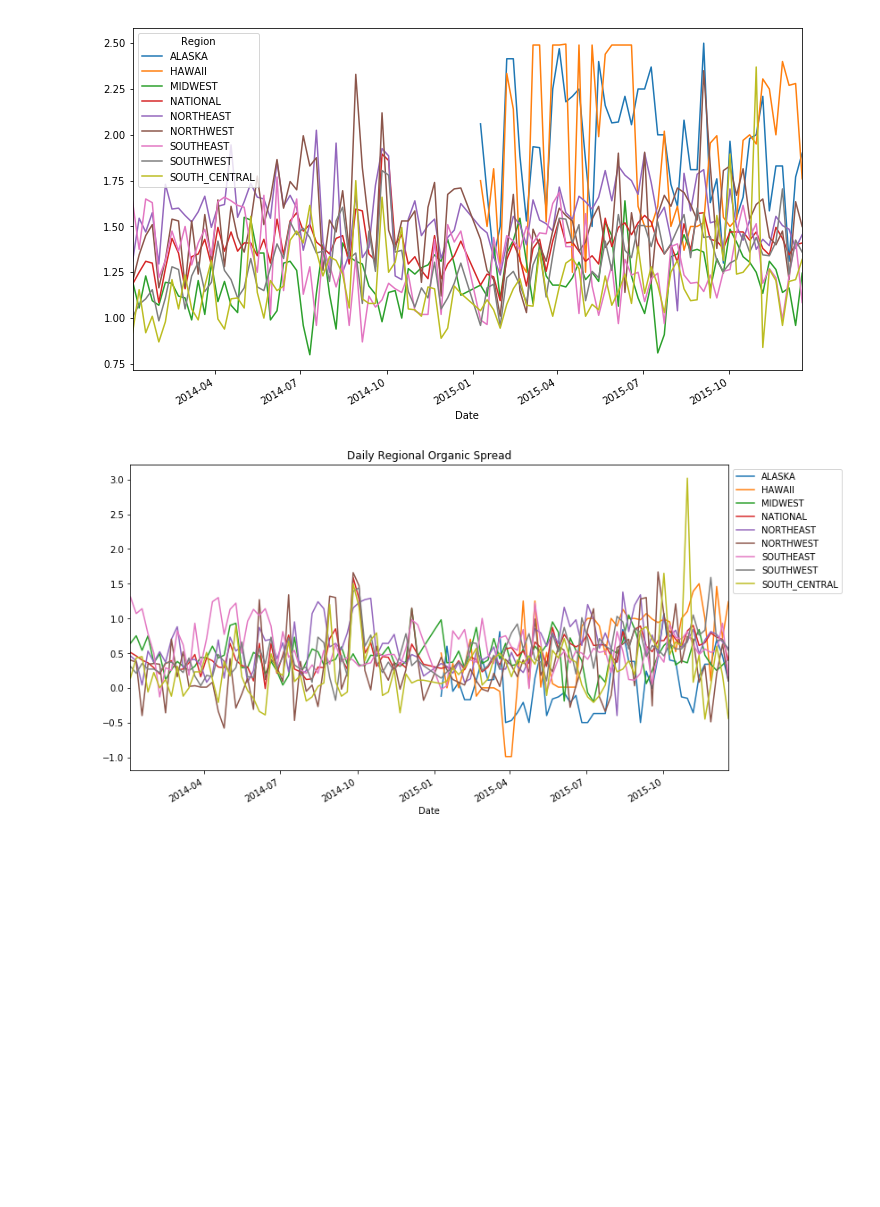
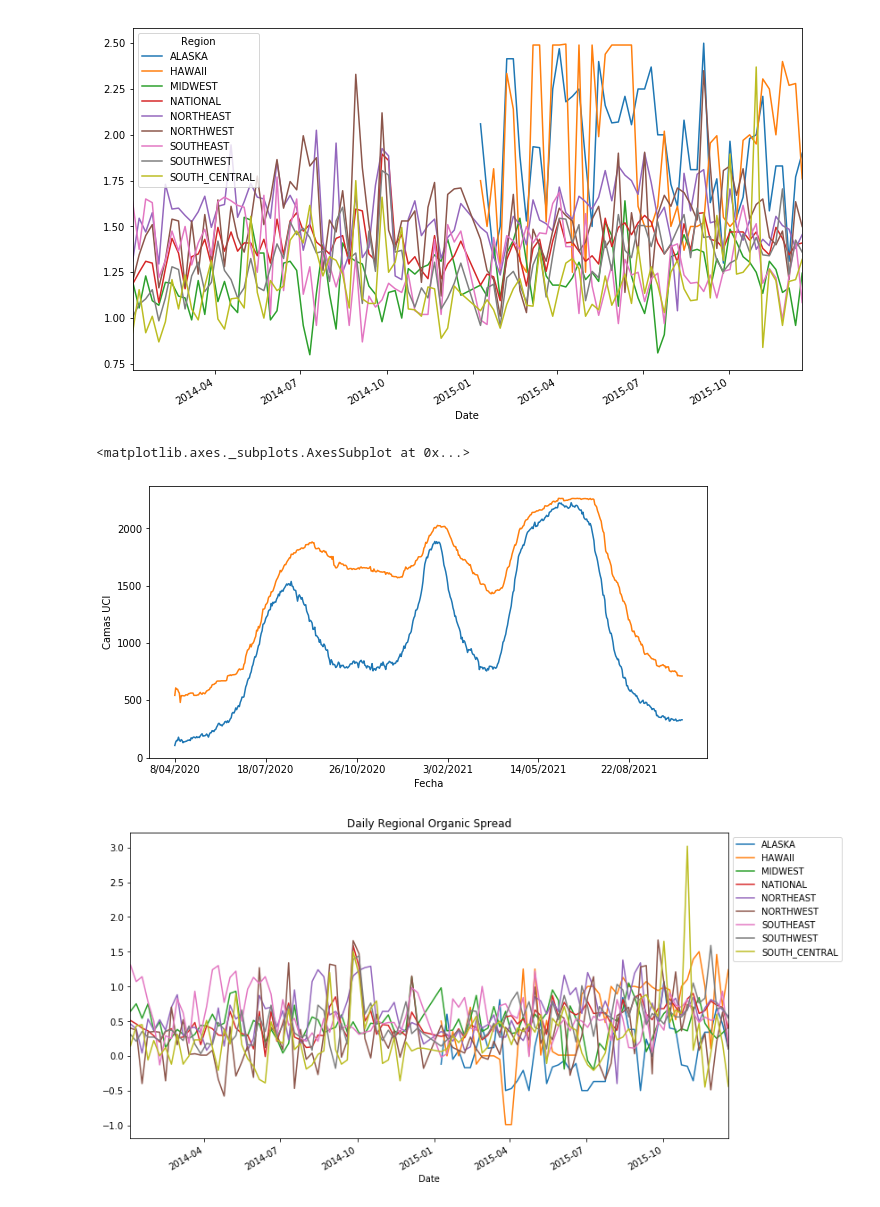
Before and after one commit to dlopezav/MetNumUN2021II, a Jupyter notebook: Lab2/dlopezav_ScottsSanderson.ipynb, the cells around one changed output. Saved outputs shown, nothing was run; the diff lists cells and outputs as text; code cells hidden in the pictures; blank space fills up the shorter version.

```diff
--- a/Lab2/dlopezav_ScottsSanderson.ipynb
+++ b/Lab2/dlopezav_ScottsSanderson.ipynb
@@ -1290,3 +1290,10 @@ avocados.head()
 | 2 | 2014-01-03 00:00:00+00:00 | NORTHEAST | HASS | False | 1449 | 1.08 | 0.5 | 1.67 |
 | 3 | 2014-01-03 00:00:00+00:00 | NORTHEAST | HASS | True | 66 | 1.54 | 1.5 | 2.00 |
 | 4 | 2014-01-03 00:00:00+00:00 | SOUTHEAST | HASS | False | 2286 | 0.98 | 0.5 | 1.99 |
+# %%
+ucis = pd.read_csv('https://raw.githubusercontent.com/dlopezav/MetNumUN2021II/main/Lab2/osb_ocupacion_ucis_covid_19102021.csv', encoding="latin-1",sep=';',index_col='Fecha')
+#ucis['Fecha'] = pd.to_datetime(ucis['Fecha'], errors='coerce')
+#ucis['Fecha'] = pd.to_datetime(ucis['Fecha'].dt.strftime("%Y/%m/%d"))
+ucis['Camas UCI ocupadas Covid-19']= np.where(ucis['Camas UCI ocupadas Covid-19'] < 100, ucis['Camas UCI ocupadas Covid-19']*1000, ucis['Camas UCI ocupadas Covid-19'])
+ucis['Total camas UCI COVID 19 reportadas por IPS']= np.where(ucis['Total camas UCI COVID 19 reportadas por IPS'] < 100, ucis['Total camas UCI COVID 19 reportadas por IPS']*1000, ucis['Total camas UCI COVID 19 reportadas por IPS'])
+ucis
@@ -1309,6 +1339,14 @@ hass = avocados[avocados.Variety == 'HASS']
 hass.groupby(['Date', 'Region'])['Weighted Avg Price'].mean().unstack().ffill().plot();
 # %% [output]
 [figure]
+# %%
+ticksy = range(int(ucis['Camas UCI ocupadas Covid-19'].min()), int(ucis['Camas UCI ocupadas Covid-19'].max()) + 1)
+
+ucis['Camas UCI ocupadas Covid-19'].plot()
+ucis['Total camas UCI COVID 19 reportadas por IPS'].plot(figsize=(10,5), ylabel='Camas UCI')
+# %% [output]
+<matplotlib.axes._subplots.AxesSubplot at 0x...>
+[figure, added]
 # %%
 def _organic_spread(group):
 
```
Also changed, not shown: parts of 2 cells of this notebook.
